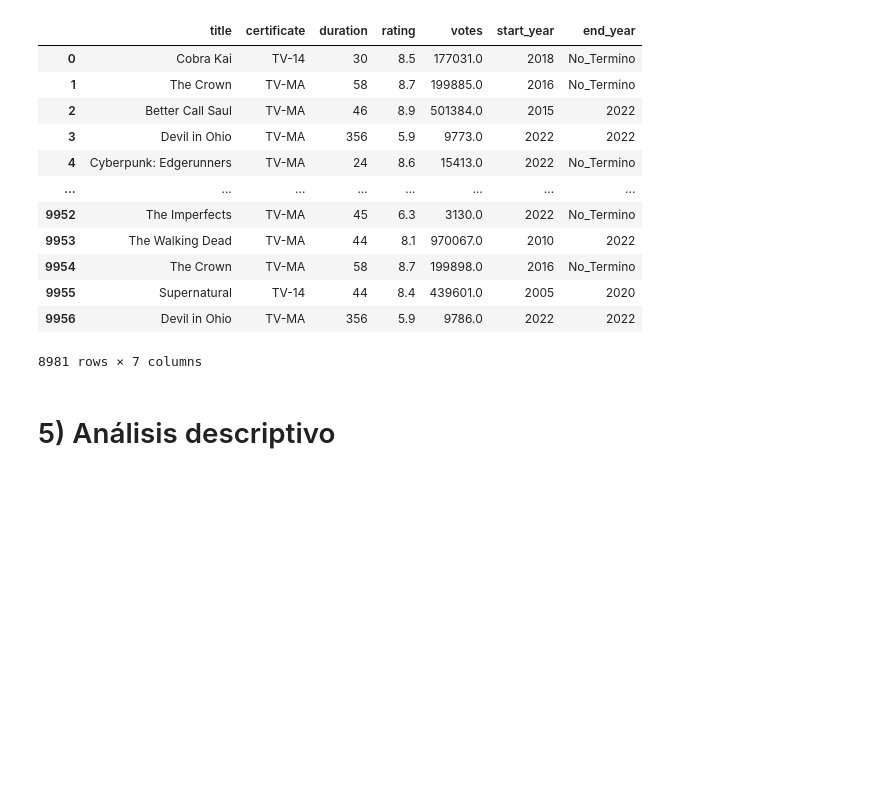
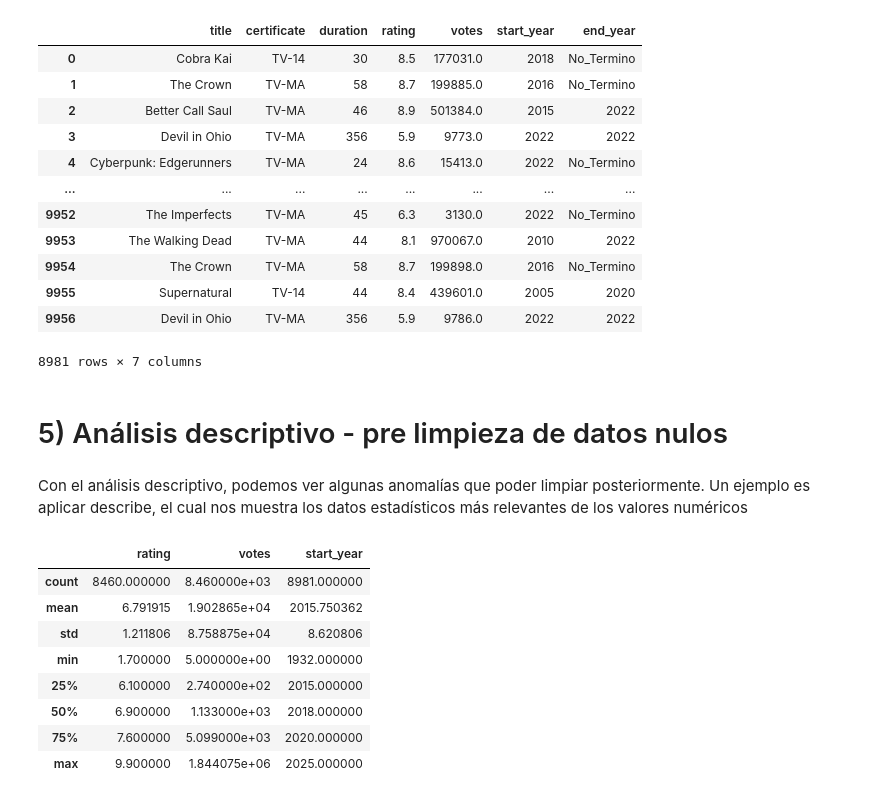
Before and after one commit to screid/MineriaDatos2022UTEM, a Jupyter notebook: Clase01_Preprocesamiento_Netflix/preprocesamiento_netflix.ipynb, the cells around one changed output. Cells and saved outputs as stored; diff of their text form; code cells hidden in the pictures; blank space fills up the shorter version.

```diff
--- a/Clase01_Preprocesamiento_Netflix/preprocesamiento_netflix.ipynb
+++ b/Clase01_Preprocesamiento_Netflix/preprocesamiento_netflix.ipynb
@@ -404,4 +404,18 @@ data_preproccesed
 | 9956 | Devil in Ohio | TV-MA | 356 | 5.9 | 9786.0 | 2022 | 2022 |
 8981 rows × 7 columns
 # %% [markdown]
-# 5) Análisis descriptivo
+# 5) Análisis descriptivo - pre limpieza de datos nulos
+# %% [markdown]
+Con el análisis descriptivo, podemos ver algunas anomalías que poder limpiar posteriormente. Un ejemplo es aplicar describe, el cual nos muestra los datos estadísticos más relevantes de los valores numéricos
+# %%
+data_preproccesed.describe()
+# %% [output]
+|  | rating | votes | start_year |
+| count | 8460.000000 | 8.460000e+03 | 8981.000000 |
+| mean | 6.791915 | 1.902865e+04 | 2015.750362 |
+| std | 1.211806 | 8.758875e+04 | 8.620806 |
+| min | 1.700000 | 5.000000e+00 | 1932.000000 |
+| 25% | 6.100000 | 2.740000e+02 | 2015.000000 |
+| 50% | 6.900000 | 1.133000e+03 | 2018.000000 |
+| 75% | 7.600000 | 5.099000e+03 | 2020.000000 |
+| max | 9.900000 | 1.844075e+06 | 2025.000000 |
```
Also changed, not shown: parts of 9 cells of this notebook, 1 other file.
